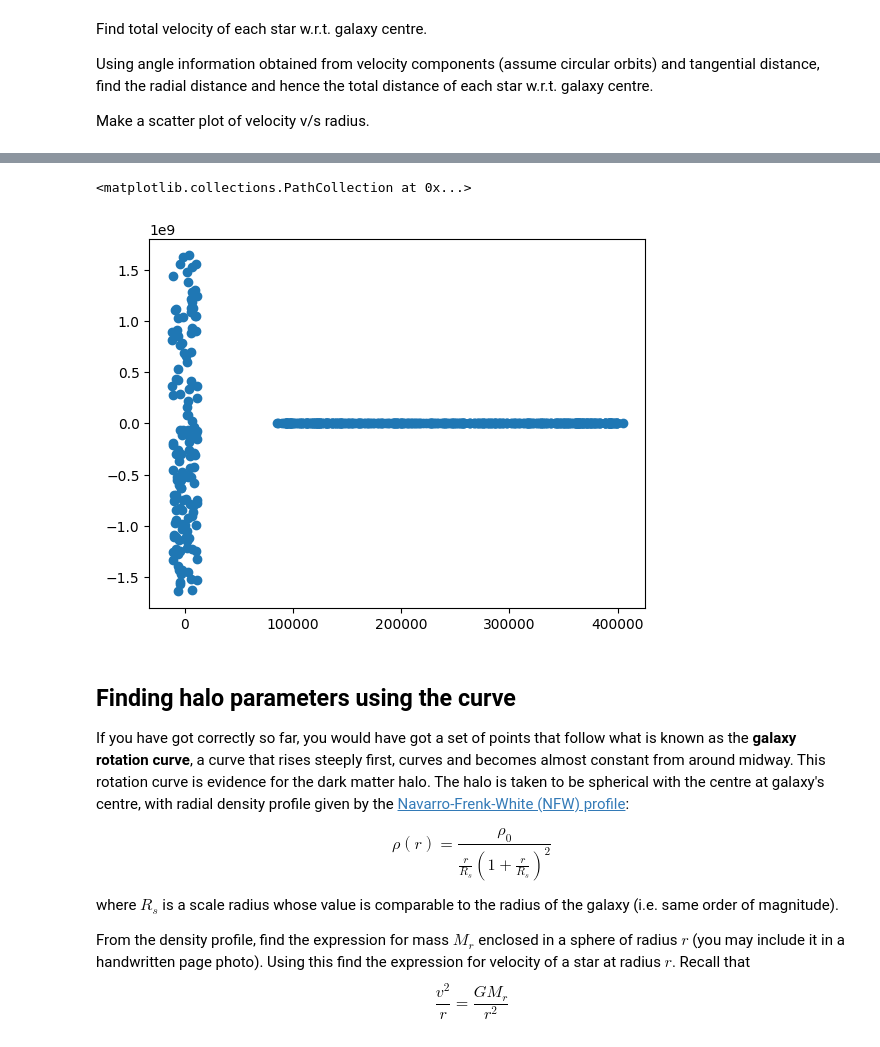
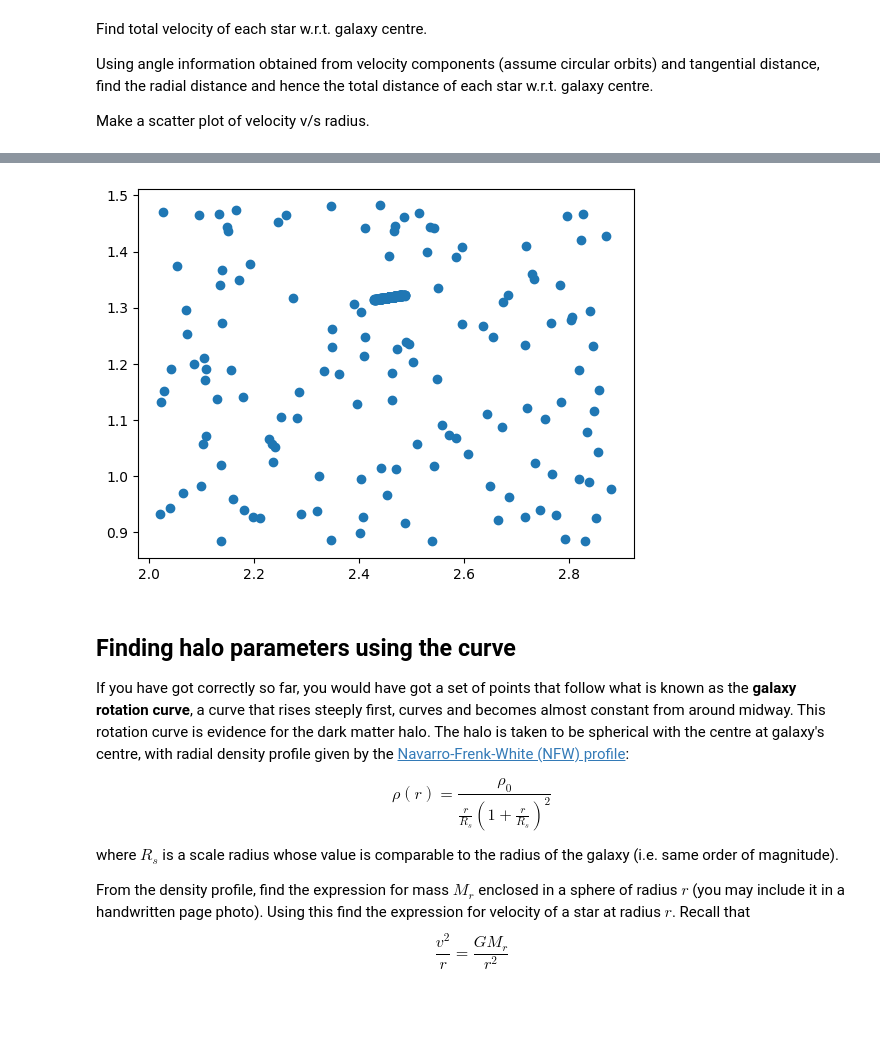
Before and after one commit to rahule-1999/KSP, a Jupyter notebook: Problem_StatementGC.ipynb, the cells around one changed output, grey strips where cells are left out. Saved outputs shown, nothing was run; the diff lists cells and outputs as text; code cells hidden in the pictures; blank space fills up the shorter version.

```diff
--- a/Problem_StatementGC.ipynb
+++ b/Problem_StatementGC.ipynb
@@ -135,8 +133,8 @@ plt.scatter(140.76398,75.5344)
-# %%
-plt.scatter(df['Radial velocity'],df['Tangential velocity'])
-# %% [output]
-<matplotlib.collections.PathCollection at 0x...>
-[figure, removed]
+# %%
+plt.scatter(df['RA (radian)'],df['Dec (radian)'])
+df.to_csv('ddd.csv')
+# %% [output]
+[figure, added]
 # %% [markdown]
 ## Finding halo parameters using the curve
 
```
Also changed, not shown: parts of 2 cells of this notebook.
